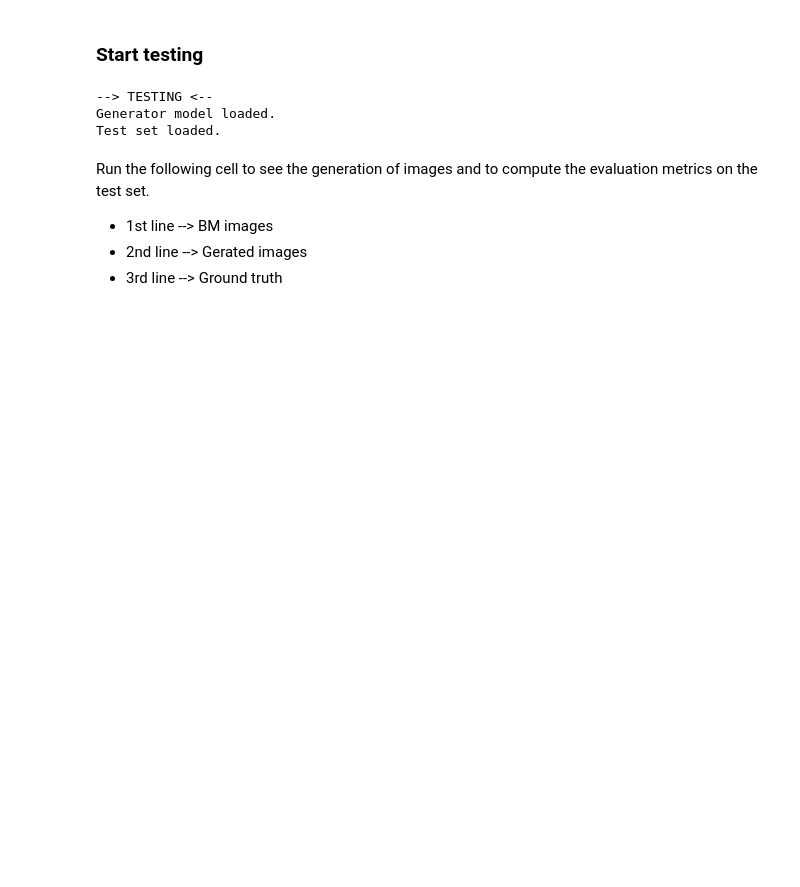
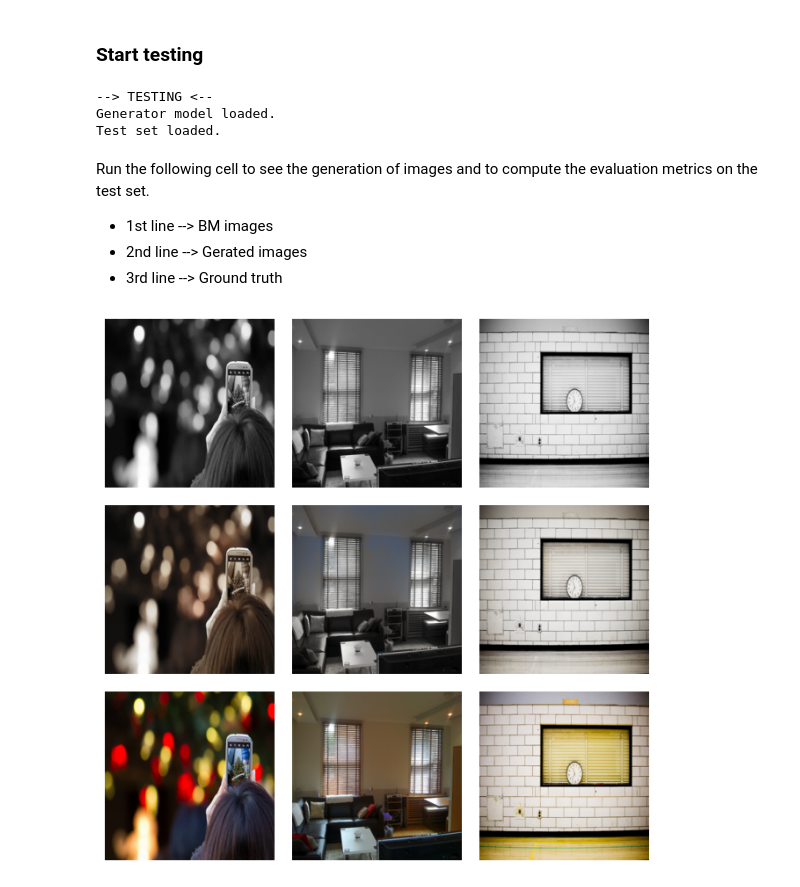
Before and after one commit to GregSimo99/ImageRecoloring, a Jupyter notebook: ImageRecoloring_W_GAN_with_GP.ipynb, the cells around one changed output. Saved outputs shown, nothing was run; the diff lists cells and outputs as text; code cells hidden in the pictures; blank space fills up the shorter version.

Commit message:
Better plot for test phase

```diff
--- a/ImageRecoloring_W_GAN_with_GP.ipynb
+++ b/ImageRecoloring_W_GAN_with_GP.ipynb
@@ -928,7 +934,7 @@ if TEST:
 
   # Loading test set
   test_dataset = image_coloring_dataset(paths=test_paths, split='test')
-  test_loader = DataLoader(test_dataset, batch_size=3, shuffle=True)
+  test_loader = DataLoader(test_dataset, batch_size=3, shuffle=False)
   # Loader for compute the metrics (batch size = 1)
   test_loader_metric = DataLoader(test_dataset, batch_size=1, shuffle=False)
   print('Test set loaded.')
@@ -943,5 +949,7 @@ Run the following cell to see the generation of images and to compute the evalua
 * 3rd line --> Ground truth
 # %%
 if TEST:
-  #generate_images(gen, test_loader)
-  compute_metrics(gen, test_loader_metric)
+  generate_images(gen, test_loader, 3)
+  #compute_metrics(gen, test_loader_metric)
+# %% [output]
+[figure, added]
```
Also changed, not shown: parts of 1 cell of this notebook.
